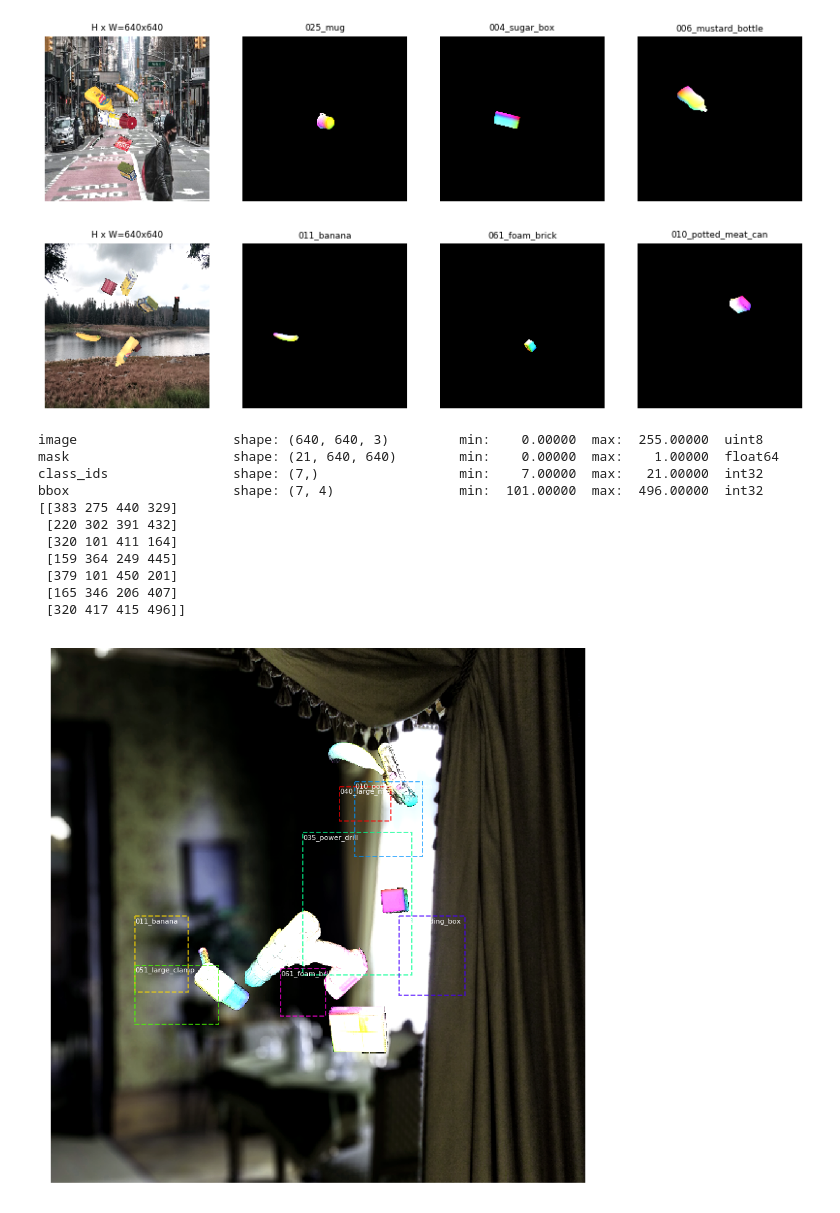
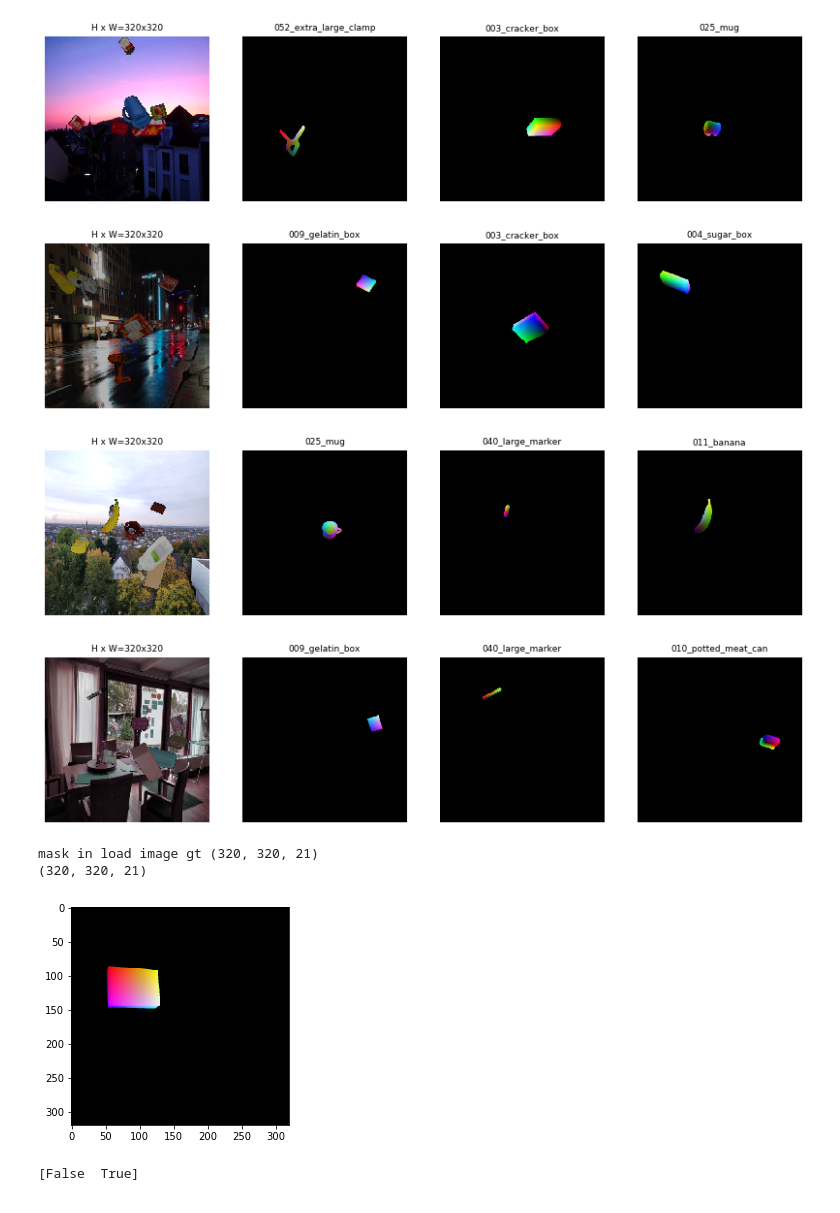
Before and after one commit to CosmosHua/Pose_Estimation, a Jupyter notebook: samples/ycbv/inspect_data.ipynb, the cells around one changed output. Drawn from its saved outputs; the diff is of its cells as text; code cells hidden in the pictures.

```diff
--- a/samples/ycbv/inspect_data.ipynb
+++ b/samples/ycbv/inspect_data.ipynb
@@ -7,12 +7,13 @@ import re
 import time
 import numpy as np
 import cv2
+import tensorflow as tf
 import matplotlib
 import matplotlib.pyplot as plt
 
 # Root directory of the project
-ROOT_DIR = os.path.abspath("../../..")
-
+ROOT_DIR = os.path.abspath("../../../..")
+tf.compat.v1.enable_eager_execution()
 # Import Mask RCNN
 sys.path.append(ROOT_DIR)  # To find local version of the library
 from mrcnn.config import Config
@@ -32,8 +33,8 @@ class YCBVConfig(Config):
     GPU_COUNT = 1
     IMAGES_PER_GPU = 2
     NUM_CLASSES = 1 + 21
-    IMAGE_MIN_DIM = 640
-    IMAGE_MAX_DIM = 640
+    IMAGE_MIN_DIM = 320
+    IMAGE_MAX_DIM = 320
     TRAIN_ROIS_PER_IMAGE = 100
     STEPS_PER_EPOCH = 100
     VALIDATION_STEPS = 5
@@ -41,7 +42,7 @@ class YCBVConfig(Config):
 config = YCBVConfig()
 # config.display()
 # %%
-data_dir = os.path.join(ROOT_DIR, 'randomized_data')
+data_dir = os.path.join(ROOT_DIR, '50_images')
 dataset_train = YCBVDataset(data_dir, split='train')
 dataset_train.load_ycbv()
 dataset_train.prepare()
@@ -69,13 +72,15 @@ def display_rgb_top_masks(image, mask, class_ids, class_names, limit=4):
 # %%
 # Load and display random samples
 image_ids = np.random.choice(dataset_train.image_ids, 4)
-for image_id in image_ids[:2]:
+for image_id in image_ids:
     image = dataset_train.load_image(image_id)
     masks, class_ids = dataset_train.load_rgb_mask(image_id)
-    visualize.display_rgb_top_masks(image, masks.T, class_ids, dataset_train.class_names, limit=3)
+    visualize.display_rgb_top_masks(image, masks, class_ids, dataset_train.class_names, limit=3)
 # %% [output]
-[figure, old version]
+[figure, new version]
-[figure, old version]
+[figure, new version]
+[figure, added]
+[figure, added]
 # %%
 from matplotlib import patches,  lines
 from matplotlib.patches import Polygon
@@ -83,32 +88,34 @@ from skimage.measure import find_contours
 # %%
 # Load random image and mask.
 image_id = random.choice(dataset_train.image_ids)
 image, _, class_id, bbox, mask = modellib.load_image_gt(dataset_train, config, image_id, use_mini_mask=False)
-# image = dataset_train.load_image(image_id)
-# mask, class_ids = dataset_train.load_rgb_mask(image_id)
-# Compute Bounding box
-# bbox = utils.extract_bboxes(mask)
+mask = (mask * 255).astype(np.uint8)
+print(mask.shape)
+m = np.transpose(mask, [2, 0, 1])
+plt.imshow(m.T[:, :, 0:3])
+plt.show()
+# print('image id...', image_id)
 # Display image and additional stats
-log("image", image)
-log("mask", mask)
-log("class_ids", class_id)
-log("bbox", bbox)
-mask = (mask * 255).astype(np.uint8)
-print(bbox)
-# plt.imshow(mask[])
+# log("image", image)
+# log("mask", mask)
+# log("class_ids", class_id)
+# log("bbox", bbox)
 # mini_mask = utils.minimize_rgb_mask(bbox, mask, config.MINI_MASK_SHAPE)
-# visualize.display_images([image]+[mask[i, :, :, :] for i in range(mask.shape[0])])
-visualize.display_rgb_instances(image, bbox, mask.T, class_id, dataset_train.class_names)
+# plt.imshow(mini_mask[:, :, 0:3])
+# plt.show()
+# visualize.display_images([image]+[mask[:, :, i:i+3] for i in range(0, mask.shape[-1], 3)])
+# visualize.display_rgb_instances(image, bbox, mask, class_id, dataset_train.class_names, figsize=(10, 10))
 # %% [output]
-image                    shape: (640, 640, 3)         min:    0.00000  max:  255.00000  uint8
-mask                     shape: (21, 640, 640)        min:    0.00000  max:    1.00000  float64
-class_ids                shape: (7,)                  min:    7.00000  max:   21.00000  int32
-bbox                     shape: (7, 4)                min:  101.00000  max:  496.00000  int32
-[[383 275 440 329]
- [220 302 391 432]
- [320 101 411 164]
- [159 364 249 445]
- [379 101 450 201]
- [165 346 206 407]
- [320 417 415 496]]
+mask in load image gt (320, 320, 21)
+(320, 320, 21)
-[figure, old version]
+[figure, new version]
+# %%
+gt_masks = tf.constant(mask.T[:, :, 0:3], dtype=tf.float32)
+binary_masks, _ = dataset_train.load_mask(image_id)
+pred_mask = binary_masks[:, :, 0]
+print(np.unique(pred_mask))
+# pred_masks = tf.constant(np.stack([pred_mask, pred_mask, pred_mask], axis=2), dtype=tf.float32)
+# loss = K.binary_crossentropy(gt_masks, pred_masks, from_logits=True)
+# print(K.mean(loss).numpy())
+# %% [output]
+[False  True]
```
Also changed, not shown: parts of 1 cell of this notebook, 2 other files.
